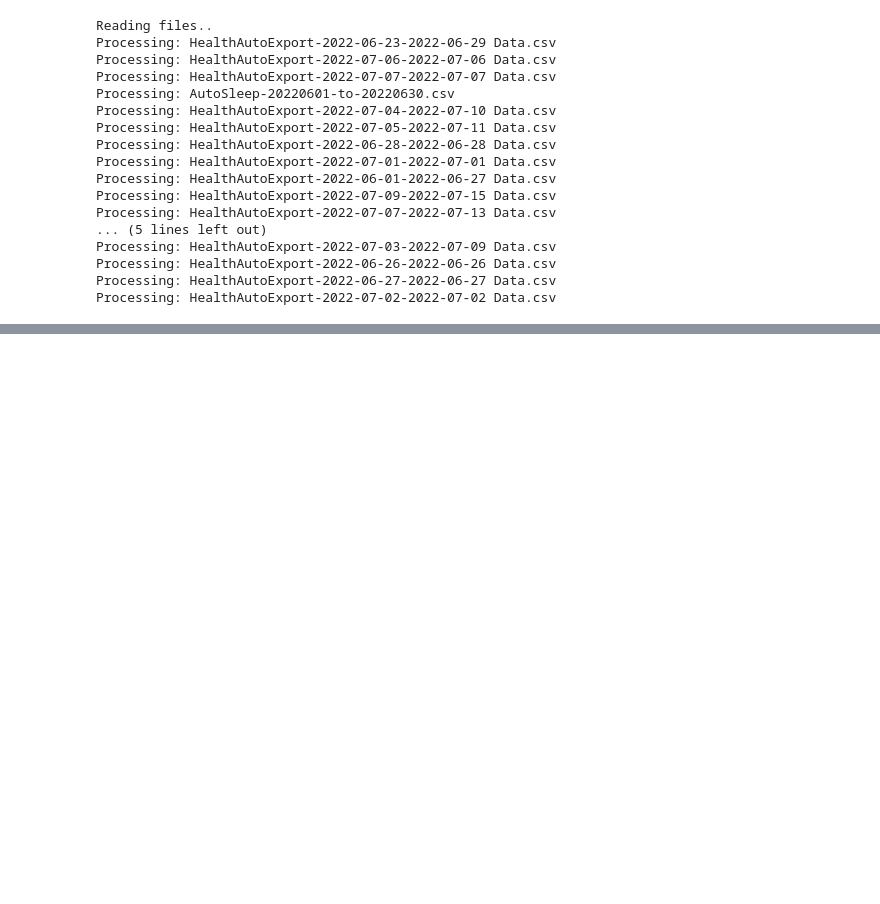
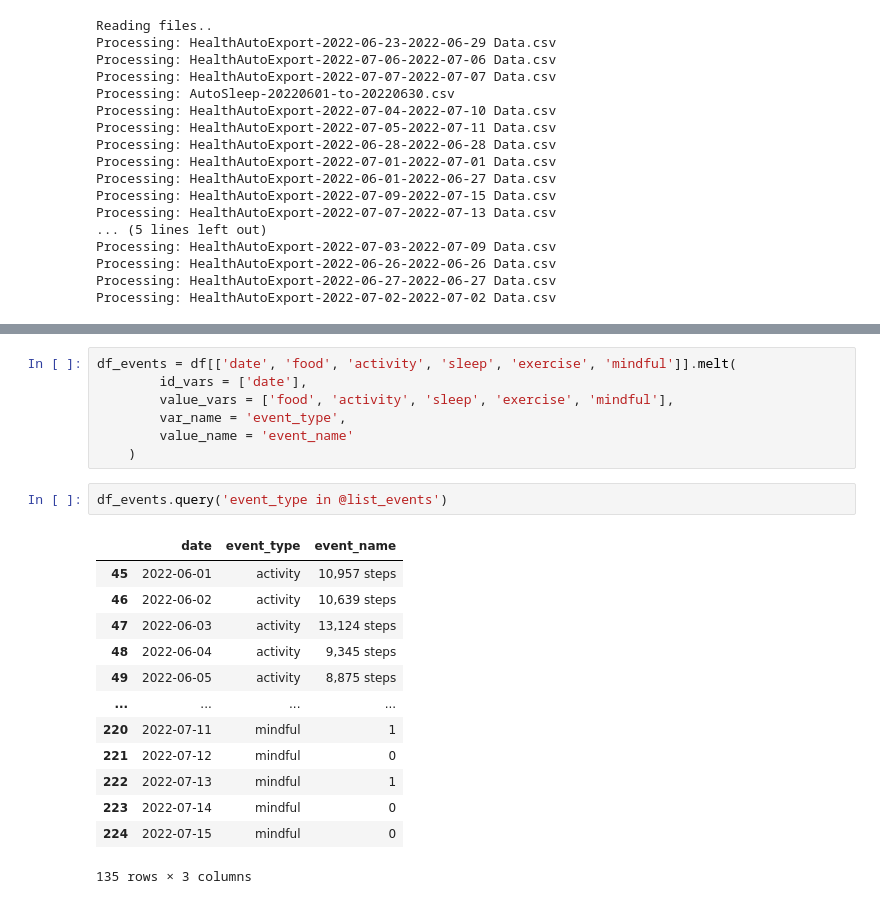
Before and after one commit to namtonthat/apple-health-data, a Jupyter notebook: ap.ipynb, the cells around one changed output, grey strips where cells are left out. Drawn from its saved outputs; the diff is of its cells as text; blank space fills up the shorter version.

```diff
--- a/apple-health.ipynb
+++ b/ap.ipynb
@@ -210,0 +305,23 @@ df
+# %%
+df_events = df[['date', 'food', 'activity', 'sleep', 'exercise', 'mindful']].melt(
+        id_vars = ['date'],
+        value_vars = ['food', 'activity', 'sleep', 'exercise', 'mindful'],
+        var_name = 'event_type',
+        value_name = 'event_name'
+    )
+# %%
+df_events.query('event_type in @list_events')
+# %% [output]
+|  | date | event_type | event_name |
+| 45 | 2022-06-01 | activity | 10,957 steps |
+| 46 | 2022-06-02 | activity | 10,639 steps |
+| 47 | 2022-06-03 | activity | 13,124 steps |
+| 48 | 2022-06-04 | activity | 9,345 steps |
+| 49 | 2022-06-05 | activity | 8,875 steps |
+| ... | ... | ... | ... |
+| 220 | 2022-07-11 | mindful | 1 |
+| 221 | 2022-07-12 | mindful | 0 |
+| 222 | 2022-07-13 | mindful | 1 |
+| 223 | 2022-07-14 | mindful | 0 |
+| 224 | 2022-07-15 | mindful | 0 |
+135 rows × 3 columns
```
Also changed, not shown: parts of 10 cells of this notebook, 3 other files.
